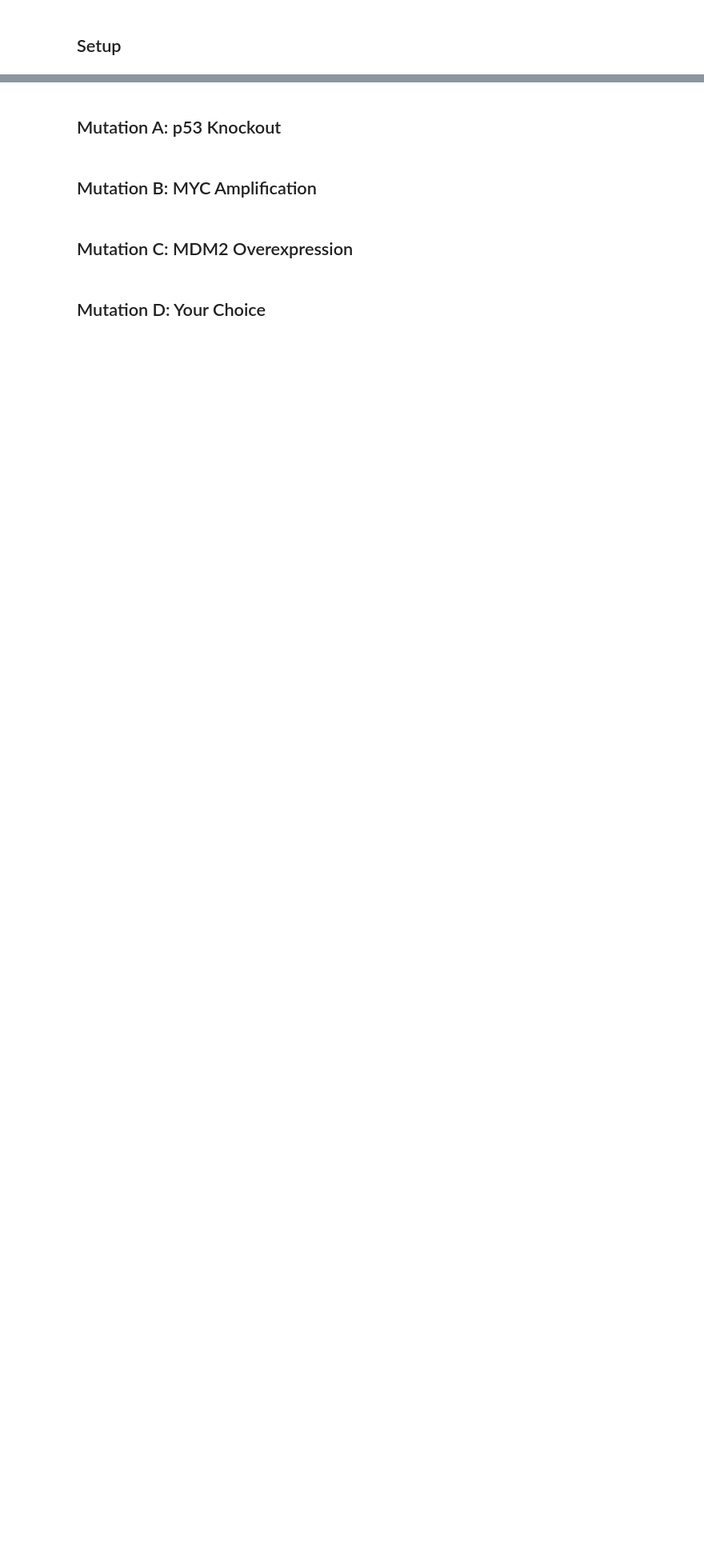
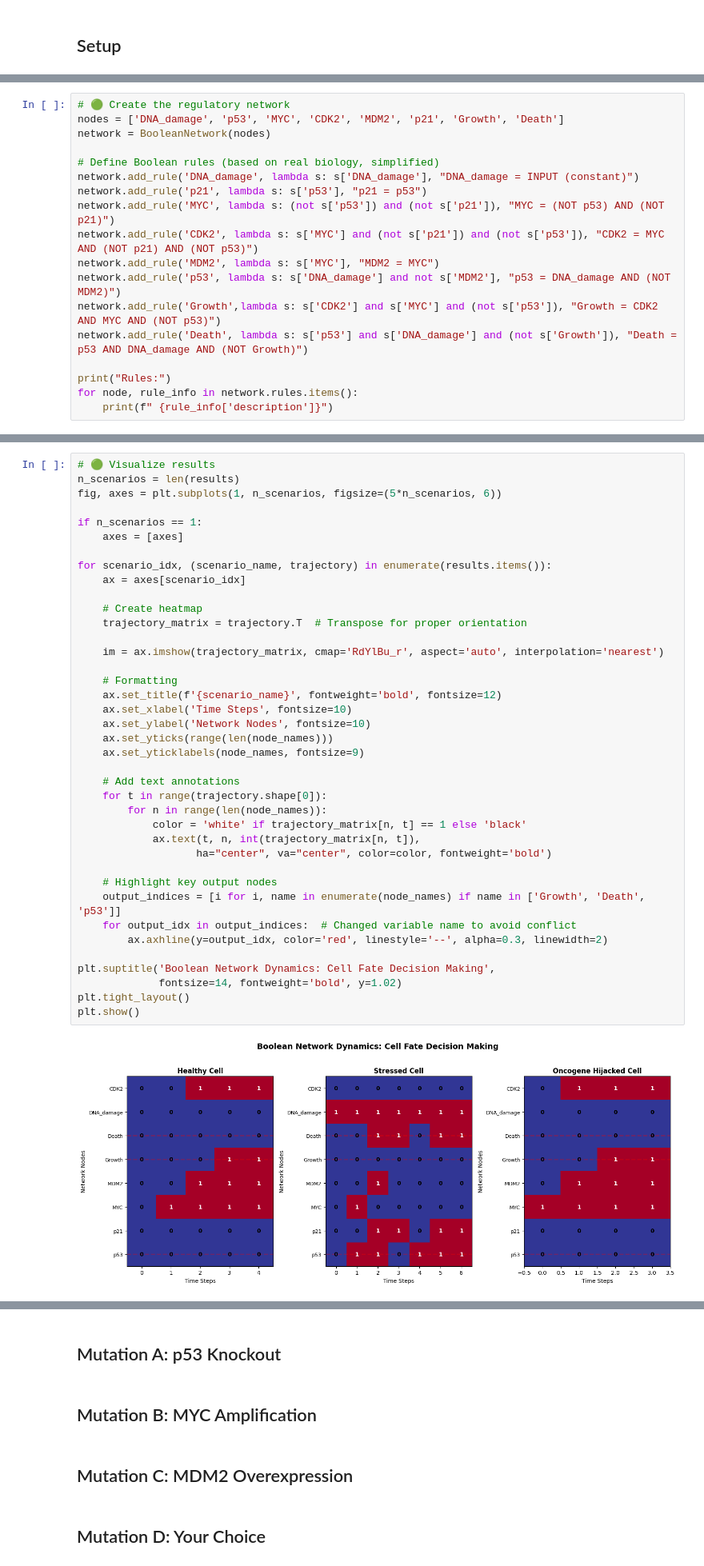
Before and after one commit to Ruczak/MMBS-Group12, a Jupyter notebook: Assignment3/assignment3.ipynb, the cells around one changed output, grey strips where cells are left out. Shown at 80% size. Saved outputs shown, nothing was run; the diff lists cells and outputs as text; blank space fills up the shorter version.

Commit message:
Add the completed normal network from practical

```diff
--- a/Assignment3/assignment3.ipynb
+++ b/Assignment3/assignment3.ipynb
@@ -28,0 +108,18 @@ Answer the following questions in your README.md file:
+# %%
+# 🟢 Create the regulatory network
+nodes = ['DNA_damage', 'p53', 'MYC', 'CDK2', 'MDM2', 'p21', 'Growth', 'Death']
+network = BooleanNetwork(nodes)
+
+# Define Boolean rules (based on real biology, simplified)
+network.add_rule('DNA_damage', lambda s: s['DNA_damage'], "DNA_damage = INPUT (constant)")
+network.add_rule('p21', lambda s: s['p53'], "p21 = p53")
+network.add_rule('MYC', lambda s: (not s['p53']) and (not s['p21']), "MYC = (NOT p53) AND (NOT p21)")
+network.add_rule('CDK2', lambda s: s['MYC'] and (not s['p21']) and (not s['p53']), "CDK2 = MYC AND (NOT p21) AND (NOT p53)")
+network.add_rule('MDM2', lambda s: s['MYC'], "MDM2 = MYC")
+network.add_rule('p53', lambda s: s['DNA_damage'] and not s['MDM2'], "p53 = DNA_damage AND (NOT MDM2)")
+network.add_rule('Growth',lambda s: s['CDK2'] and s['MYC'] and (not s['p53']), "Growth = CDK2 AND MYC AND (NOT p53)")
+network.add_rule('Death', lambda s: s['p53'] and s['DNA_damage'] and (not s['Growth']), "Death = p53 AND DNA_damage AND (NOT Growth)")
+
+print("Rules:")
+for node, rule_info in network.rules.items():
+    print(f" {rule_info['description']}")
@@ -28,0 +171,41 @@ Answer the following questions in your README.md file:
+# %%
+# 🟢 Visualize results
+n_scenarios = len(results)
+fig, axes = plt.subplots(1, n_scenarios, figsize=(5*n_scenarios, 6))
+
+if n_scenarios == 1:
+    axes = [axes]
+
+for scenario_idx, (scenario_name, trajectory) in enumerate(results.items()):
+    ax = axes[scenario_idx]
+
+    # Create heatmap
+    trajectory_matrix = trajectory.T  # Transpose for proper orientation
+
+    im = ax.imshow(trajectory_matrix, cmap='RdYlBu_r', aspect='auto', interpolation='nearest')
+
+    # Formatting
+    ax.set_title(f'{scenario_name}', fontweight='bold', fontsize=12)
+    ax.set_xlabel('Time Steps', fontsize=10)
+    ax.set_ylabel('Network Nodes', fontsize=10)
+    ax.set_yticks(range(len(node_names)))
+    ax.set_yticklabels(node_names, fontsize=9)
+
+    # Add text annotations
+    for t in range(trajectory.shape[0]):
+        for n in range(len(node_names)):
+            color = 'white' if trajectory_matrix[n, t] == 1 else 'black'
+            ax.text(t, n, int(trajectory_matrix[n, t]),
+                   ha="center", va="center", color=color, fontweight='bold')
+
+    # Highlight key output nodes
+    output_indices = [i for i, name in enumerate(node_names) if name in ['Growth', 'Death', 'p53']]
+    for output_idx in output_indices:  # Changed variable name to avoid conflict
+        ax.axhline(y=output_idx, color='red', linestyle='--', alpha=0.3, linewidth=2)
+
+plt.suptitle('Boolean Network Dynamics: Cell Fate Decision Making',
+             fontsize=14, fontweight='bold', y=1.02)
+plt.tight_layout()
+plt.show()
+# %% [output]
+[figure, added]
```
Also changed, not shown: parts of 9 cells of this notebook.
